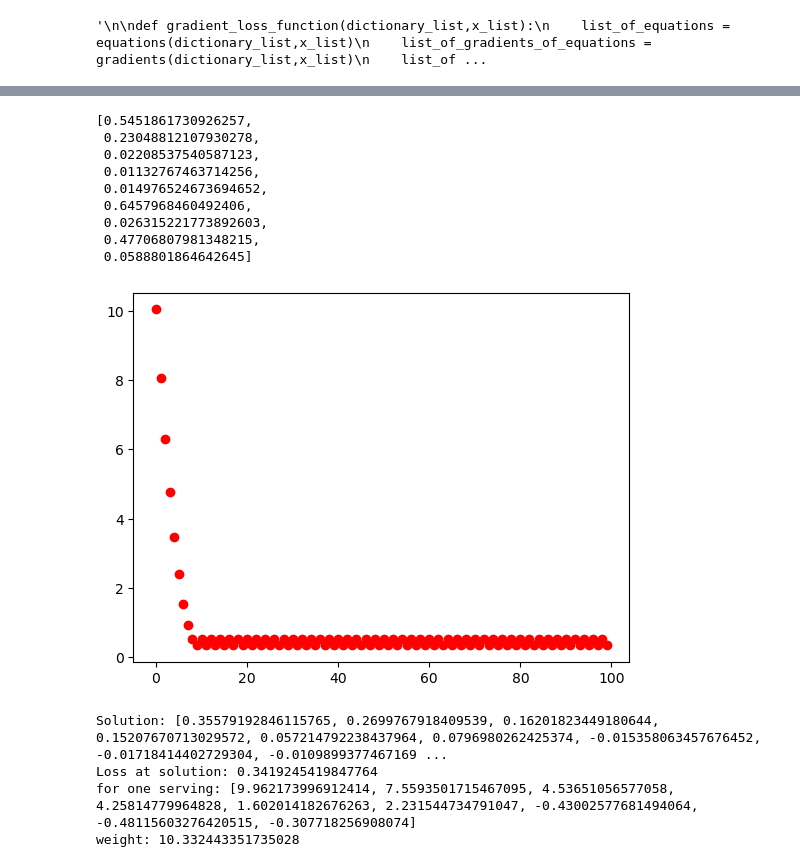
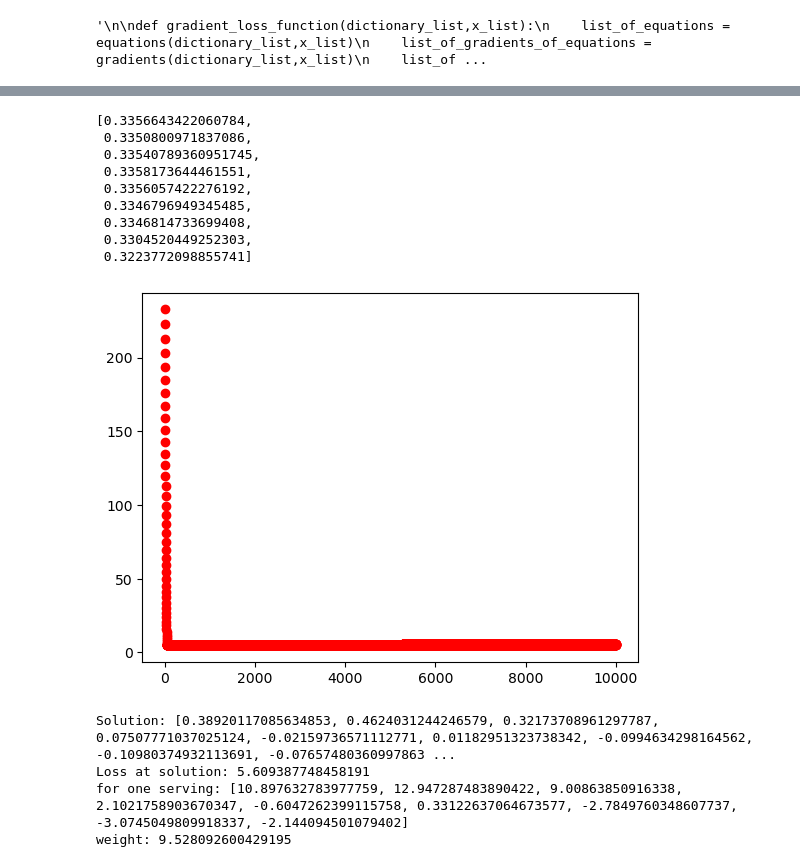
Before and after one commit to shivanishah1/finalproject1, a Jupyter notebook: final_project/reverseengineeringfood.ipynb, the cells around one changed output, grey strips where cells are left out. Cells and saved outputs as stored; diff of their text form; code cells hidden in the pictures.

```diff
--- a/final_project/reverseengineeringfood.ipynb
+++ b/final_project/reverseengineeringfood.ipynb
@@ -198,13 +203,13 @@ def gradients(dictionary_list,x_list):
         list_of_gradients_of_equations.append(gradient)
     return list_of_gradients_of_equations
 # %%
-def parameters(x_list,penalty_constant):
+def parameters(x_list,penalty_constant,dictionary_list):
     list_of_parameters = []
     list_of_parameters_over_0 = []
     for i in range(0,len(x_list)-1):
         parameter_for_over_0 = penalty_constant * ((max(0,(-1 * x_list[i]))) ** 2)
         list_of_parameters_over_0.append(parameter_for_over_0)
-        parameter_for_inequality_individual_variable_list = building_x_list(0)
+        parameter_for_inequality_individual_variable_list = building_x_list(0,dictionary_list)
         parameter_for_inequalities = penalty_constant * ((max(0, x_list[i+1] - x_list[i])) ** 2)
         parameter_for_inequality_individual_variable_list[i] = parameter_for_inequality_individual_variable_list[i] + (parameter_for_inequalities / 2)
         parameter_for_inequality_individual_variable_list[i+1] = parameter_for_inequality_individual_variable_list[i+1]+ (parameter_for_inequalities / 2)
@@ -221,13 +226,13 @@ def parameters(x_list,penalty_constant):
     #what does this parameters list look like????
     return list_of_parameters
 
-#needs to be looked at...
-def gradients_of_parameters(x_list,penalty_constant):
+#change? penalize both variables for a > b. by half? i guess im already doing that? do i have to do forr j. or just its neighbor?
+def gradients_of_parameters(x_list,penalty_constant,dictionary_list):
     list_of_gradients_of_parameters = []
-    list_gradient_over_0 = building_x_list(0)
+    list_gradient_over_0 = building_x_list(0,dictionary_list)
     for i in range(0,len(x_list)-1):
         list_gradient_over_0[i] = (-2 * penalty_constant) * max(0, -x_list[i])
-        penalty_gradients_inequalities = building_x_list(0)
+        penalty_gradients_inequalities = building_x_list(0,dictionary_list)
         for j in range(i+1,len(x_list)):
             penalty_gradients_inequalities[i] = penalty_gradients_inequalities[i] + ((-2 * penalty_constant) * max(0, x_list[j] - x_list[i]))
             penalty_gradients_inequalities[j] = (2 * penalty_constant) * max(0, x_list[j] - x_list[i])
@@ -255,9 +288,9 @@ def normalize_gradients(gradients):
         return [g / norm for g in gradients]
     return gradients
 
-def loss_function(dictionary_list,x_list,penalty_constant):
-    list_of_equations = equations(dictionary_list,x_list)
-    list_of_parameters = parameters(x_list,penalty_constant)
+def loss_function(dictionary_list,x_list,penalty_constant,desired_dict):
+    list_of_equations = equations(dictionary_list,x_list,desired_dict)
+    list_of_parameters = parameters(x_list,penalty_constant,dictionary_list)
     loss = 0
     for equation in list_of_equations:
         loss = loss + (equation ** 2)
@@ -265,11 +298,11 @@ def loss_function(dictionary_list,x_list,penalty_constant):
         loss = loss + (np.sum(parameter))
     return loss
 
-def gradient_loss_function(dictionary_list,x_list):
-    list_of_equations = equations(dictionary_list,x_list)
+def gradient_loss_function(dictionary_list,x_list,penalty_constant,desired_dict):
+    list_of_equations = equations(dictionary_list,x_list,desired_dict)
     list_of_gradients_of_equations = gradients(dictionary_list,x_list)
-    list_of_gradients_of_parameters = gradients_of_parameters(x_list,penalty_constant)
-    list_of_gradients_loss = building_x_list(0)
+    list_of_gradients_of_parameters = gradients_of_parameters2(x_list,penalty_constant,dictionary_list)
+    list_of_gradients_loss = building_x_list(0,dictionary_list)
     list_of_gradients = list_of_gradients_of_equations + list_of_gradients_of_parameters
 
     for equation in list_of_equations:
@@ -336,36 +369,38 @@ def gradient_loss_function_for_all_parameters(dictionary_list,x_list,penalty_con
     initial_gradient_loss = normalize_gradients(initial_gradient_loss)
     return initial_gradient_loss
 # %%
-gradient_loss_function_for_all_parameters(dictionary_list,[9,8,7,6,5,4,3,-2,1],1)
+gradient_loss_function_for_all_parameters(dictionary_list,[9,8,7,6,5,4,3,-2,1],1,tates_dict)
 # %% [output]
-[0.5451861730926257,
- 0.23048812107930278,
- 0.02208537540587123,
- 0.01132767463714256,
- 0.014976524673694652,
- 0.6457968460492406,
- 0.026315221773892603,
- 0.47706807981348215,
- 0.0588801864642645]
+[0.3356643422060784,
+ 0.3350800971837086,
+ 0.33540789360951745,
+ 0.3358173644461551,
+ 0.3356057422276192,
+ 0.3346796949345485,
+ 0.3346814733699408,
+ 0.3304520449252303,
+ 0.3223772098855741]
 # %%
 # Gradient descent parameters
 #x = building_x_list(.2)  # Initial guess
 x = [.3,.2,.2,.1,.1,.005,.005,.005]
 learning_rate = 0.01
 tolerance = 1e-6
-max_iters = 100
+max_iters = 10000
 
 
-def updating_x_values(dictionary_list,x_listy,penalty_constant,clipping):
+def updating_x_values(dictionary_list,x_listy,penalty_constant,desired_dict,clipping):
     fig, ax = plt.subplots()
+
     for i in range(0,max_iters):
-        gradient_loss_list = gradient_loss_function(dictionary_list,x_listy)
-        loss_before = loss_function(dictionary_list,x_listy,penalty_constant)
+        gradient_loss_list = gradient_loss_function(dictionary_list,x_listy,penalty_constant,desired_dict)
+        loss_before = loss_function(dictionary_list,x_listy,penalty_constant,desired_dict)
+
         for j in range(0,len(x_listy)):
             x_listy[j] = x_listy[j] - (learning_rate * gradient_loss_list[j])
             if clipping == True:
                 x_listy[j] = max(x_listy[j],0)
-        loss_after = loss_function(dictionary_list,x_listy,penalty_constant)
+        loss_after = loss_function(dictionary_list,x_listy,penalty_constant,desired_dict)
         plt.plot(i,loss_after,"or")
 
         ###if i > 1 and loss_before < loss_after:
@@ -376,14 +411,14 @@ def updating_x_values(dictionary_list,x_listy,penalty_constant,clipping):
     print("Loss at solution:", loss_after)
     x_for_one_serving_of_tates = []
     for x in x_listy:
-        x_for_one_serving_of_tates.append(x * 28)
+        x_for_one_serving_of_tates.append(x * 1242)
     print("for one serving:", x_for_one_serving_of_tates)
     print("weight:", np.sum(x_listy) * 10)
 # %%
-updating_x_values(dictionary_list,[.4,.3,.2,.2,.1,.1,.005,.005,.005],2,False)
+updating_x_values(dictionary_list,[.6,.6,.5,.3,.2,.1,.001,.001,.001],2,False)
 # %% [output]
-[figure, old version]
+[figure, new version]
-Solution: [0.35579192846115765, 0.2699767918409539, 0.16201823449180644, 0.15207670713029572, 0.057214792238437964, 0.0796980262425374, -0.015358063457676452, -0.01718414402729304, -0.0109899377467169 ...
-Loss at solution: 0.3419245419847764
-for one serving: [9.962173996912414, 7.5593501715467095, 4.53651056577058, 4.25814779964828, 1.602014182676263, 2.231544734791047, -0.43002577681494064, -0.48115603276420515, -0.307718256908074]
-weight: 10.332443351735028
+Solution: [0.38920117085634853, 0.4624031244246579, 0.32173708961297787, 0.07507771037025124, -0.02159736571112771, 0.01182951323738342, -0.0994634298164562, -0.10980374932113691, -0.07657480360997863 ...
+Loss at solution: 5.609387748458191
+for one serving: [10.897632783977759, 12.947287483890422, 9.00863850916338, 2.1021758903670347, -0.6047262399115758, 0.33122637064673577, -2.7849760348607737, -3.0745049809918337, -2.144094501079402]
+weight: 9.528092600429195
```
Also changed, not shown: parts of 24 cells of this notebook, 3 other files.
